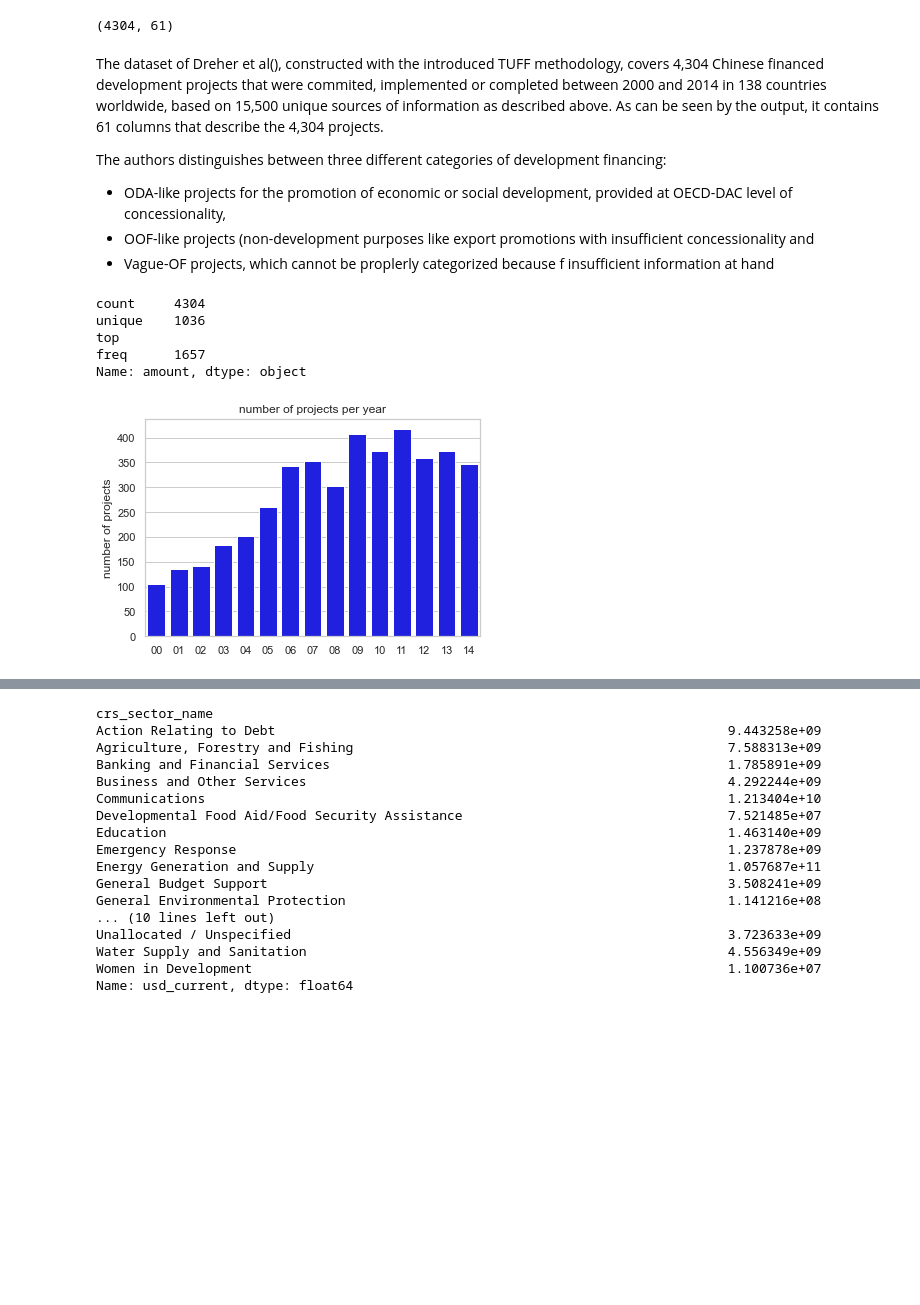
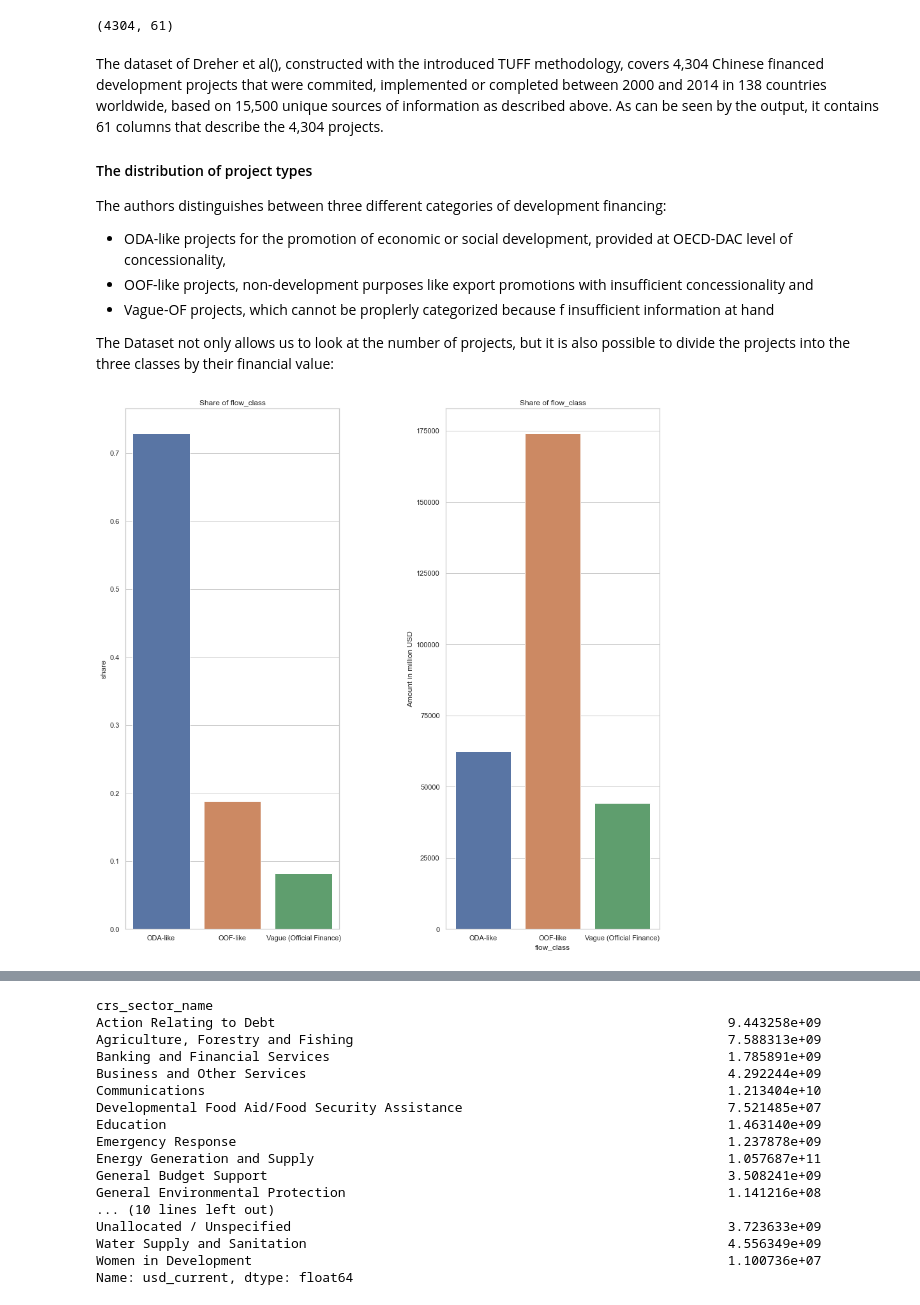
Before and after one commit to JonathanWillnow/ose-data-science-course-project-JonathanWillnow, a Jupyter notebook: JonathanWillnowOSE.ipynb, the cells around one changed output, grey strips where cells are left out. Drawn from its saved outputs; the diff is of its cells as text; code cells hidden in the pictures; blank space fills up the shorter version.

```diff
--- a/JonathanWillnowOSE.ipynb
+++ b/JonathanWillnowOSE.ipynb
@@ -142,28 +154,17 @@ data.shape
 (4304, 61)
 # %% [markdown]
 The dataset of Dreher et al(), constructed with the introduced TUFF methodology, covers 4,304 Chinese financed development projects that were commited, implemented or completed between 2000 and 2014 in 138 countries worldwide, based on 15,500 unique sources of information as described above. As can be seen by the output, it contains 61 columns that describe the 4,304 projects.
+
+#### The distribution of project types
 
 The authors distinguishes between three different categories of development financing:
 
 * ODA-like projects for the promotion of economic or social development, provided at OECD-DAC level of concessionality,
-* OOF-like projects (non-development purposes like export promotions with insufficient concessionality and
+* OOF-like projects, non-development purposes like export promotions with insufficient concessionality and
 * Vague-OF projects, which cannot be proplerly categorized because f insufficient information at hand
+
+The Dataset not only allows us to look at the number of projects, but it is also possible to divide the projects into the three classes by their financial value:
-# %%
-data.amount.describe()
-# %% [output]
-count     4304
-unique    1036
-top
-freq      1657
-Name: amount, dtype: object
-# %%
-sns.set_theme(style="whitegrid")
-year = np.unique(data.year)
-total_projects_year = data.year.value_counts().sort_index()
-
-ax = sns.barplot(x=year, y=total_projects_year, color= "blue")
-ax.set_ylabel("number of projects")
-ax.set_xticklabels(["00", "01", "02","03","04","05","06","07","08","09","10","11","12","13","14"])
-ax.set_title("number of projects per year");
-# %% [output]
-[figure, removed]
+# %%
+df = flow_class_plot(data)
+# %% [output]
+[figure, added]
```
Also changed, not shown: parts of 13 cells of this notebook.
